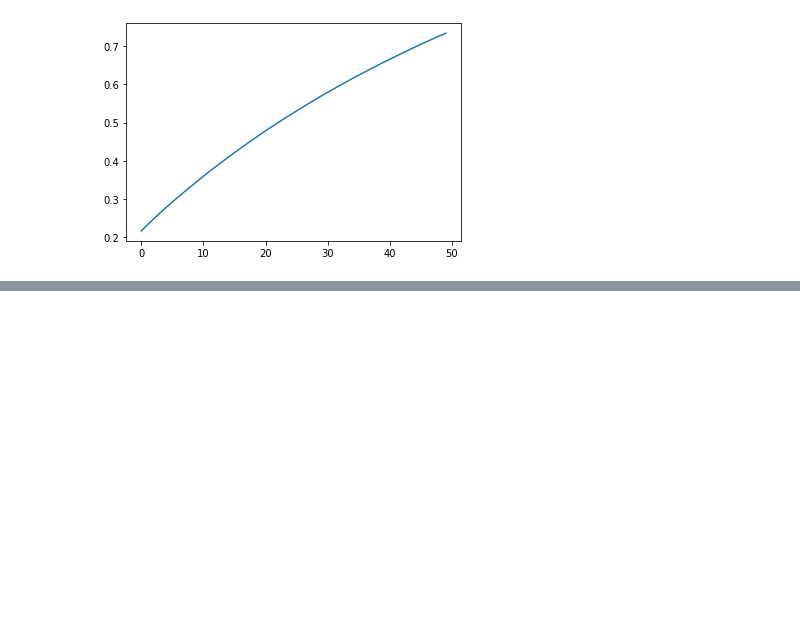
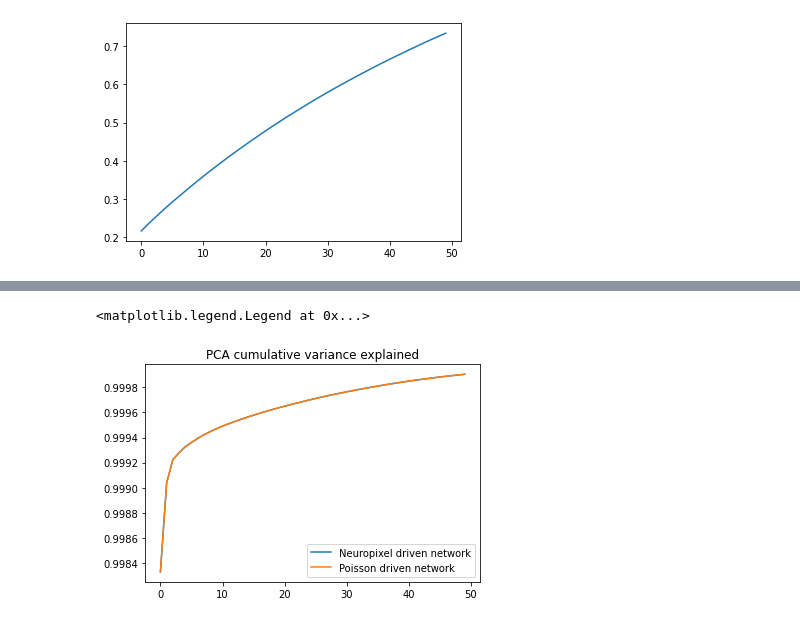
Before and after one commit to mariakesa/NeuroPixelsDataAnalysis, a Jupyter notebook: Simulations/SimulationDataAnalysis1.ipynb, the cells around one changed output, grey strips where cells are left out. Saved outputs shown, nothing was run; the diff lists cells and outputs as text; code cells hidden in the pictures; blank space fills up the shorter version.

```diff
--- a/Simulations/SimulationDataAnalysis1.ipynb
+++ b/Simulations/SimulationDataAnalysis1.ipynb
@@ -108,0 +164,30 @@ plt.plot(np.cumsum(var_exp_poisson))
+# %%
+spks=np.load('Mgpt_Rec_Ampa.npy')*1000
+spk_clusters=np.load('Mgpi_Rec_Ampa.npy')
+# %%
+spike_time_binned, spike_time_cells, cell_spikes_max= bin_spikes(spks,spk_clusters, bin_size = 10)
+def convert_for_pca(binned_spikes):
+    spk_arr=[]
+    for j in range(binned_spikes.shape[0]):
+        spk_arr.append(list(binned_spikes[j])+[0]*(10000-binned_spikes[j].shape[0]))
+    spk_arr=np.array(spk_arr).reshape(100,-1)
+    return spk_arr
+n_components=50
+spk_arr=convert_for_pca(spike_time_binned)
+pca=PCA(n_components)
+pca.fit(spk_arr.T)
+var_exp=pca.explained_variance_ratio_
+spks_poisson=np.load('Mgpt_poisson_Rec_Ampa.npy')*1000
+spk_clusters_poisson=np.load('Mgpi_poisson_Rec_Ampa.npy')
+spike_time_binned_poisson, spike_time_cells, cell_spikes_max= bin_spikes(spks_poisson,spk_clusters_poisson, bin_size = 10)
+spk_arr_poisson=convert_for_pca(spike_time_binned_poisson)
+pca=PCA(n_components=50)
+pca.fit(spk_arr_poisson.T)
+var_exp_poisson=pca.explained_variance_ratio_
+plt.plot(np.cumsum(var_exp),label='Neuropixel driven network')
+plt.plot(np.cumsum(var_exp_poisson),label='Poisson driven network')
+plt.title('PCA cumulative variance explained')
+plt.legend()
+# %% [output]
+<matplotlib.legend.Legend at 0x...>
+[figure, added]
```
Also changed, not shown: parts of 7 cells of this notebook.
